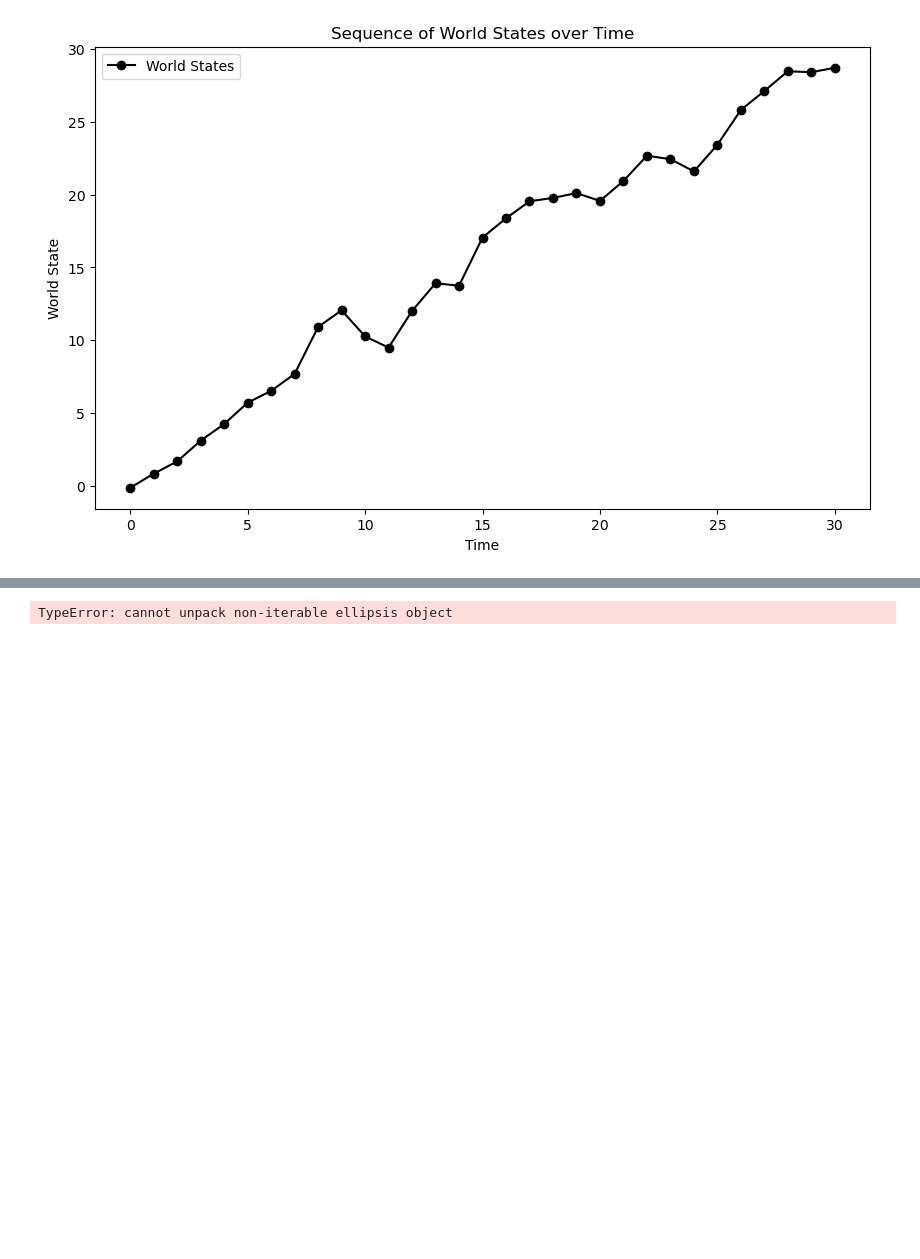
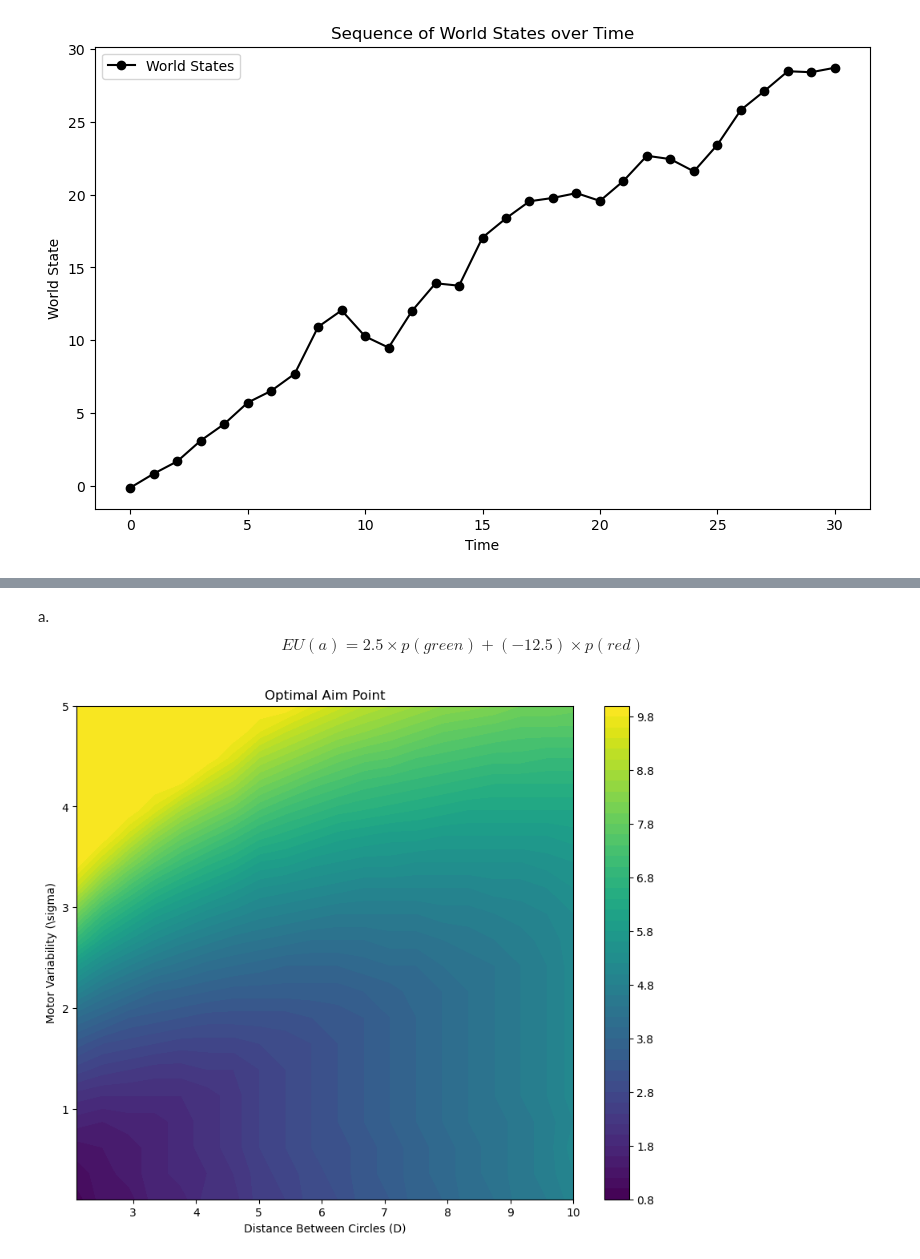
Before and after one commit to GreggEschelmuller/482D, a Jupyter notebook: problem-set-6.ipynb, the cells around one changed output, grey strips where cells are left out. Saved outputs shown, nothing was run; the diff lists cells and outputs as text; code cells hidden in the pictures; blank space fills up the shorter version.

```diff
--- a/problem-set-6.ipynb
+++ b/problem-set-6.ipynb
@@ -275 +278,4 @@ plt.show()
+# %% [markdown]
+a.
+$$EU(a) = 2.5\times p(green) + (-12.5)\times p(red)$$
 # %%
@@ -284,47 +285,48 @@ def calc_gauss(x, mu, sigma, bin_width=1):
     p = p * bin_width  # To convert density to actual probability values
     return p
 # %%
-# Problem we are trying to solve is finding optimal aimpoint that maximizes expected gain.
-# Must take into account reward and penalty regions as well as motor variability.
-# Below is starter code for plotting 1 combination of D and motor variability.
-actions = np.arange(-10, 10.001, 0.1) # all possible aiming locations (i.e., actions)
-outcomes = np.arange(-10, 10.001, 0.1) # all possible outcomes (identical space as actions)
-radius = 1  # Radius of targets
-D = 1.0 # Distance between centers of targets
-motor_sd = 0.5
+D_range = np.linspace(2.1, 10, 20)  # Example range for D
+motor_sd_range = np.linspace(0.1, 5, 20)  # Example range for sigma
 
-# Create gain landscape (i.e., the positions of targets and the rewards/losses
-# associated with them)
-rewards = np.zeros_like(outcomes)
-punishments = np.zeros_like(outcomes)
-rwd_lb, rwd_ub = ...  # Upper and lower bounds of reward region
-pun_lb, pun_ub = ...  # Upper and lower bounds of loss region
-rewards[np.argwhere((...) & (...))] = 2.5
-punishments[np.argwhere((...) & (...))] = -12.5
-gain = rewards + punishments
+optimal_aim_points = np.zeros((len(D_range), len(motor_sd_range)))
 
-expected_gain = np.zeros_like(outcomes)
-# Compute the expected gain for every possible action (aim point)
-for a in range(len(actions)):
-    # For each action, integrate (sum) over all possible outcomes
-    expected_gain[a] = np.sum(...)  # Answer to part (a) will help here
 
-a_opt_idx = ...  # Index for optimal aim point
-a_opt = ...  # Optimal aim point
+for i, D in enumerate(D_range):
+    for j, motor_sd in enumerate(motor_sd_range):
+        # Problem we are trying to solve is finding optimal aimpoint that maximizes expected gain.
+        # Must take into account reward and penalty regions as well as motor variability.
+        # Below is starter code for plotting 1 combination of D and motor variability.
+        actions = np.arange(-10, 10.001, 0.1) # all possible aiming locations (i.e., actions)
+        outcomes = np.arange(-10, 10.001, 0.1) # all possible outcomes (identical space as actions)
+        radius = 1  # Radius of targets
 
-# Plot 3-panel figure
-fig, axs = plt.subplots(3, 1, figsize=(9, 12))
-axs[0].plot(outcomes, ..., label="Trajectories")  # Plot the possible outcomes for your optimaal aim
-axs[0].set_ylabel("Probability")
-axs[0].axvline(outcomes[a_opt_idx], color="k", label="Aim point")
-axs[0].legend(frameon=False)
-axs[1].plot(outcomes, gain, "k")
-axs[1].set_ylabel("Gain")
-axs[2].plot(outcomes, expected_gain)
-axs[2].plot(outcomes[a_opt_idx], ..., "r.", label='$a_{opt}$')  # Plot a red dot at the max expected gain
-axs[2].set_ylabel('Expected gain')
-axs[2].set_xlabel("x-axis location")
-axs[2].legend(frameon=False)
+        # Create gain landscape (i.e., the positions of targets and the rewards/losses
+        # associated with them)
+        rewards = np.zeros_like(outcomes)
+        punishments = np.zeros_like(outcomes)
+        rwd_lb, rwd_ub = D/2 - radius, D/2 + radius  # Upper and lower bounds of reward region
+        pun_lb, pun_ub = -D/2 - radius, -D/2 + radius  # Upper and lower bounds of loss region
+        rewards[np.argwhere((outcomes >= rwd_lb) & (outcomes <= rwd_ub))] = 2.5
+        punishments[np.argwhere((outcomes >= pun_lb) & (outcomes <= pun_ub))] = -12.5
+        gain = rewards + punishments
+
+        expected_gain = np.zeros_like(outcomes)
+        # Compute the expected gain for every possible action (aim point)
+        for a in range(len(actions)):
+            expected_gain[a] = np.sum(calc_gauss(outcomes, actions[a], motor_sd) * gain)
+
+        a_opt_idx = np.argmax(expected_gain)  # Index for optimal aim point
+        a_opt = actions[a_opt_idx]  # Optimal aim point
+
+        optimal_aim_points[i, j] = a_opt
+
+D_grid, sigma_grid = np.meshgrid(D_range, motor_sd_range)
+plt.figure(figsize=(10, 8))
+cp = plt.contourf(D_grid, sigma_grid, optimal_aim_points.T, levels=50, cmap='viridis')  # Transpose to match dimensions
+plt.colorbar(cp)
+plt.title('Optimal Aim Point')
+plt.xlabel('Distance Between Circles (D)')
+plt.ylabel('Motor Variability (\sigma)')
 plt.show()
 # %% [output]
-TypeError: cannot unpack non-iterable ellipsis object
+[figure, added]
```
Also changed, not shown: parts of 4 cells of this notebook.
